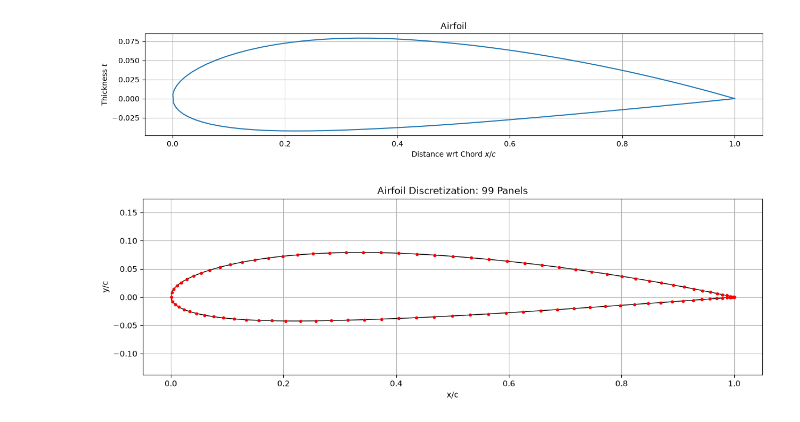
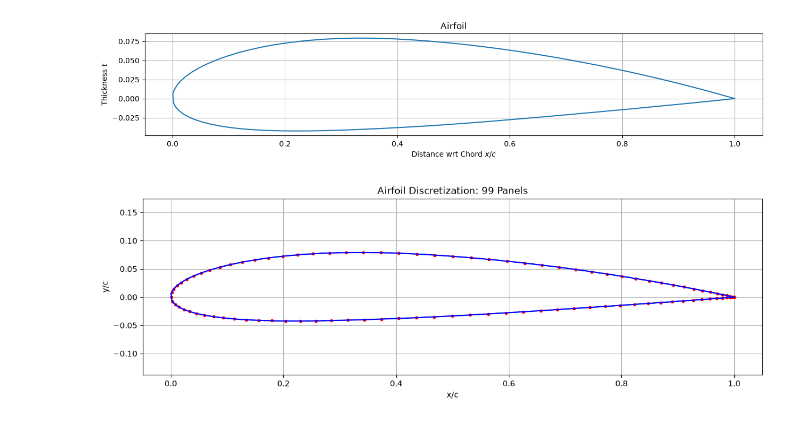
Before and after one commit to printhellonaman/Vortex-Panel-Method, a Jupyter notebook: Vortex_Panel.ipynb, the cells around one changed output. Saved outputs shown, nothing was run; the diff lists cells and outputs as text; code cells hidden in the pictures.

```diff
--- a/Vortex_Panel.ipynb
+++ b/Vortex_Panel.ipynb
@@ -78,33 +78,36 @@ plt.show()
 # %%
 def panel_gen(x, y):
     x1 = x[:-1]
     y1 = y[:-1]
     x2 = x[1:]
     y2 = y[1:]
 
     N = len(x) - 1
     l = np.sqrt((x2 - x1)**2 + (y2 - y1)**2)
 
     x_c = (x1 + x2)/2
     y_c1 = (y1 + y2)/2
 
     theta_p = np.arctan2((y2 - y1),(x2 - x1))
     normal_vector = np.array([np.sin(theta_p), -np.cos(theta_p)])
 
-    return N, l, x_c, y_c1, theta_p, normal_vector
+    return N, l, x_c, y_c1, theta_p, normal_vector, x1, x2, y1, y2
 
 x_airfoil, y_airfoil = airfoil_generation(x, m, p, t)
-N, l, x_c, y_c, theta_p, normal_vector = panel_gen(x_airfoil, y_airfoil)
+N, l, x_c, y_c1, theta_p, normal_vector, x1, x2, y1, y2 = panel_gen(x_airfoil, y_airfoil)
 
 # Plot panels and collocation points
 plt.figure(figsize=(14, 4))
 plt.plot(x_airfoil, y_airfoil, 'k-', linewidth=1)
-plt.plot(x_c, y_c, 'ro', markersize=3)
+plt.plot(x_c, y_c1, 'ro', markersize=3)
+
+for i in range(N):
+    plt.plot([x1[i], x2[i]], [y1[i], y2[i]], 'b-')
 plt.axis('equal')
 plt.xlabel('x/c')
 plt.ylabel('y/c')
 plt.title(f'Airfoil Discretization: {N} Panels')
 plt.grid(True)
 plt.show()
 # %% [output]
-[figure, old version]
+[figure, new version]
```
Also changed, not shown: parts of 2 cells of this notebook.
